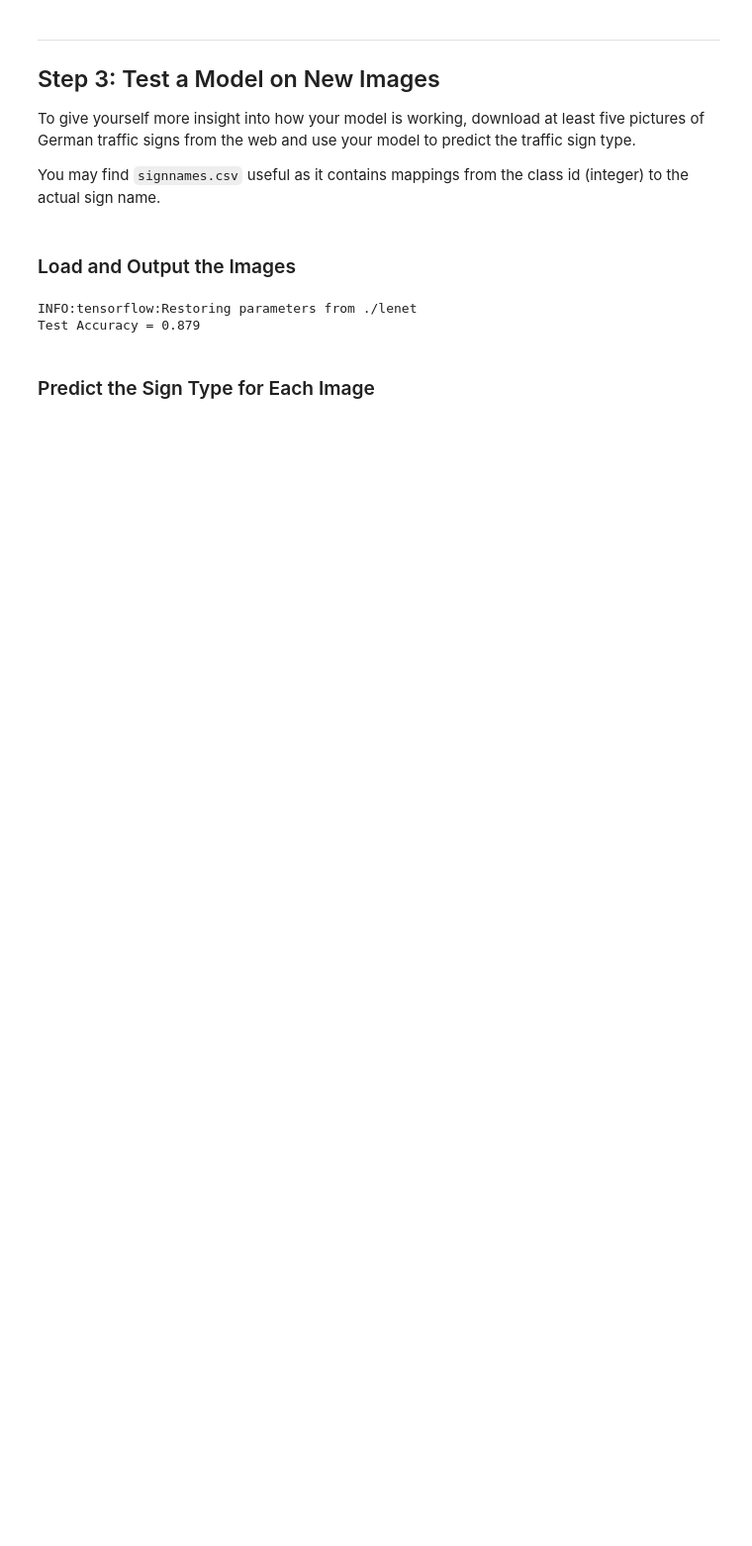
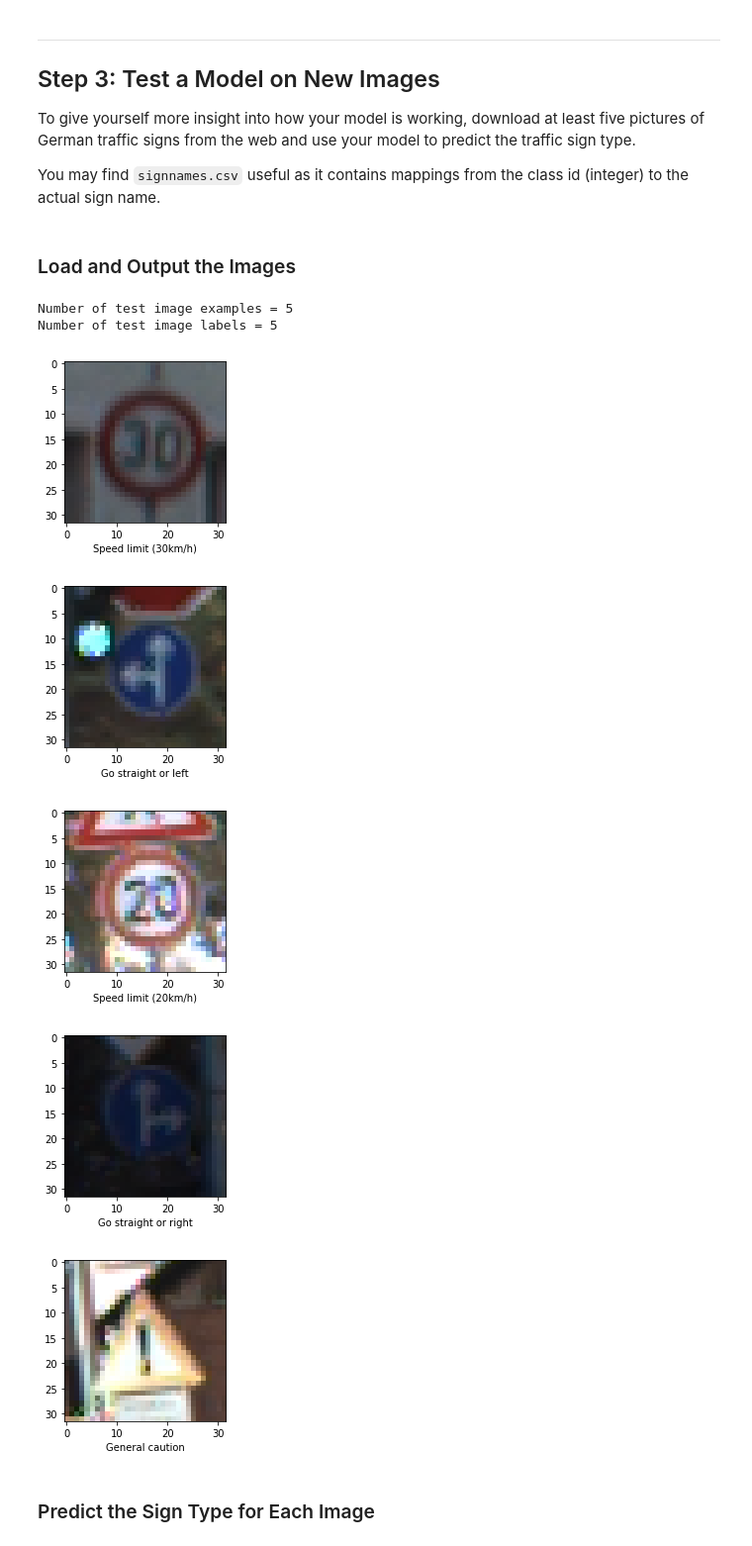
Before and after one commit to garygangwu/tensorflow_test, a Jupyter notebook: Traffic_Sign_Classifier.ipynb, the cells around one changed output. Shown: that part at 99% size. Saved outputs shown, nothing was run; the diff lists cells and outputs as text; code cells hidden in the pictures; blank space fills up the shorter version.

```diff
--- a/Traffic_Sign_Classifier.ipynb
+++ b/Traffic_Sign_Classifier.ipynb
@@ -329,19 +499,52 @@ To give yourself more insight into how your model is working, download at least
 You may find `signnames.csv` useful as it contains mappings from the class id (integer) to the actual sign name.
 # %% [markdown]
 ### Load and Output the Images
-# %%
-### Load the images and plot them here.
-### Feel free to use as many code cells as needed.
-
-with tf.Session() as sess:
-    saver.restore(sess, tf.train.latest_checkpoint('.'))
-
-    test_accuracy = evaluate(X_test, y_test)
-    print
-    print("Test Accuracy = {:.3f}".format(test_accuracy))
-# %% [output]
-INFO:tensorflow:Restoring parameters from ./lenet
-Test Accuracy = 0.879
+# %%
+### Load the images and plot them here.
+### Feel free to use as many code cells as needed.
+import matplotlib.image as mpimg
+import csv
+sign_reader = csv.reader(open('signnames.csv', 'r'))
+next(sign_reader)
+label_to_sign = {}
+for row in sign_reader:
+  label_to_sign[int(row[0])] = row[1]
+
+test_image_dir = './test_images/'
+input_files = os.listdir(test_image_dir)
+X_images = []
+y_images = []
+for filename in input_files:
+  if not '.ppm' in filename:
+    continue
+  img = mpimg.imread(test_image_dir + filename)
+  if img.shape != (32, 32, 3):
+    continue
+  label = int(filename.split('.')[0])
+  X_images.append(img)
+  y_images.append(label)
+
+X_images, y_images = shuffle(X_images, y_images)
+X_images, y_images = X_images[:5], y_images[:5]
+
+print("Number of test image examples =", len(X_images))
+print("Number of test image labels =", len(y_images))
+
+for i in range(len(X_images)):
+  img = X_images[i]
+  label = y_images[i]
+  plt.figure(figsize=(3, 3))
+  plt.clf()
+  plt.xlabel(label_to_sign[label])
+  plt.imshow(img)
+# %% [output]
+Number of test image examples = 5
+Number of test image labels = 5
+[figure, added]
+[figure, added]
+[figure, added]
+[figure, added]
+[figure, added]
 # %% [markdown]
 ### Predict the Sign Type for Each Image
 # %%
```
Also changed, not shown: parts of 12 cells of this notebook, 1 other file.
